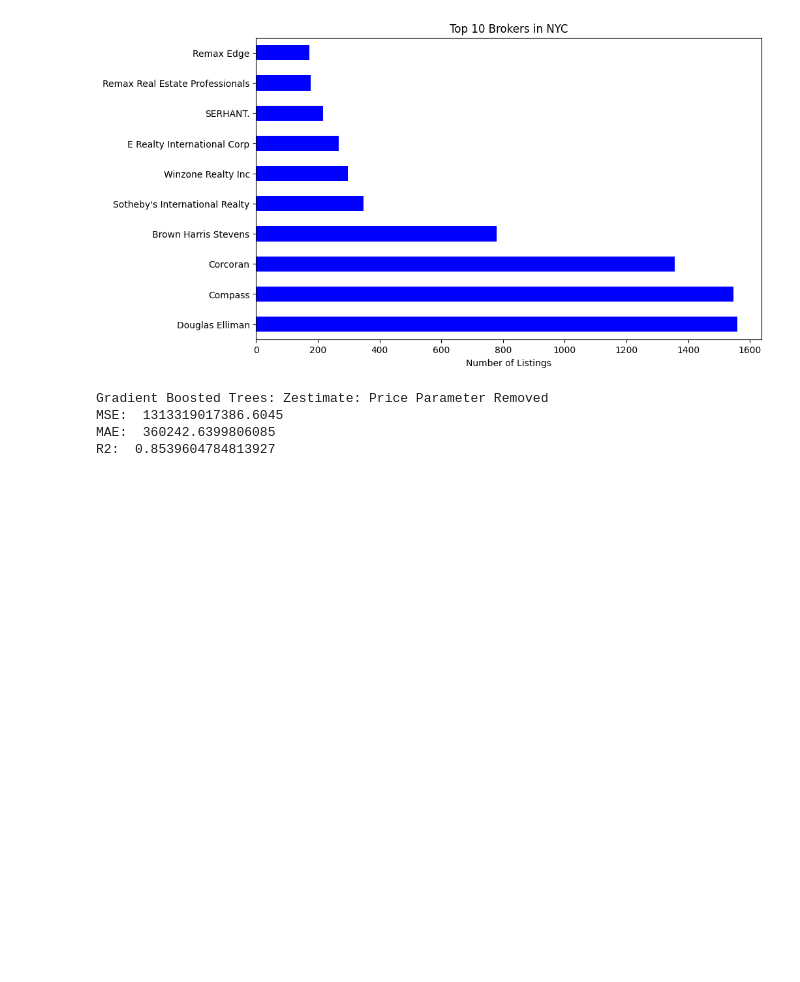
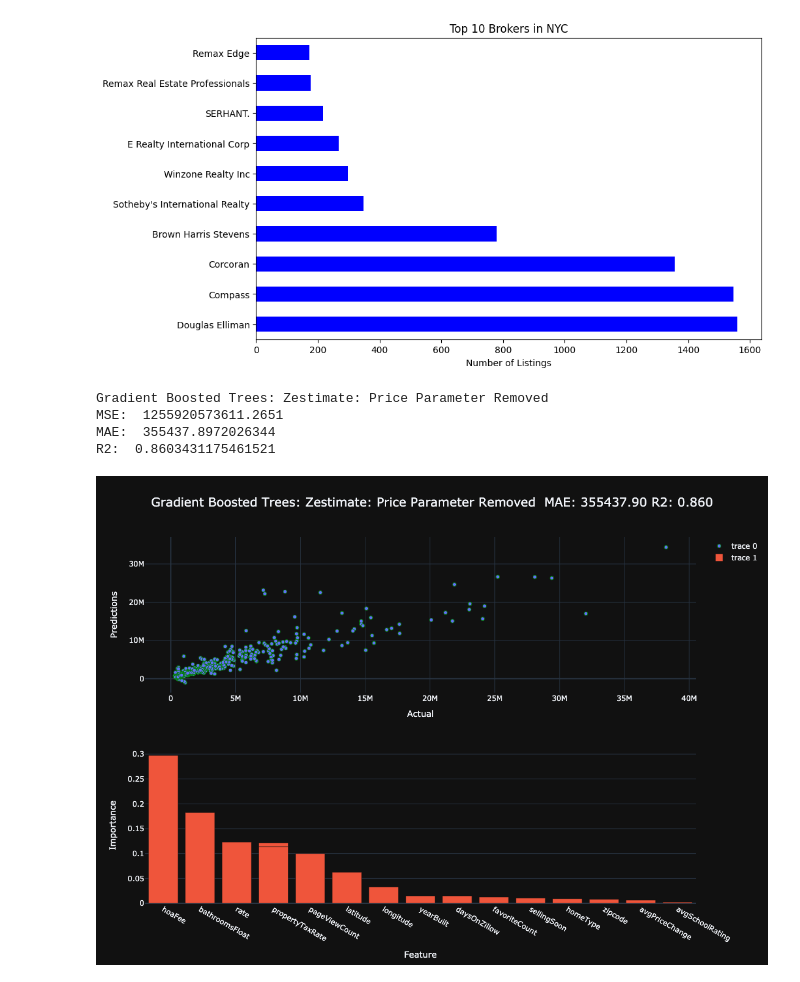
Before and after one commit to DarienNouri/alt-data-real-estate-predictions, a Jupyter notebook: 04_modeling/preliminary_modeling_nyc_zillow_scraped_data.ipynb, the cells around one changed output. Drawn from its saved outputs; the diff is of its cells as text; code cells hidden in the pictures; blank space fills up the shorter version.

Commit message:
update plotly figures to render as static images

```diff
--- a/04_modeling/preliminary_modeling_nyc_zillow_scraped_data.ipynb
+++ b/04_modeling/preliminary_modeling_nyc_zillow_scraped_data.ipynb
@@ -122,29 +123,39 @@ plt.show()
 # %%
 # Modeling 'Zestimate' Parameter
 price_rem = preprocessed_df.drop(columns=['root.property.overview.price'])
 X = price_rem.drop(columns=['root.property.pricing.zestimate'])
 y = price_rem['root.property.pricing.zestimate']
 X_train2, X_test2, y_train2, y_test2 = train_test_split(X, y, test_size=0.2, random_state=42)
+
+params = {
+    'n_estimators': 200,
+    'max_depth': 5,
+    'min_samples_split': 2,
+    'learning_rate': 0.1,
+}
 
 gbr = GradientBoostingRegressor(**params)
 gbr.fit(X_train2, y_train2)
 ypred2 = gbr.predict(X_test2)
 mse = mean_squared_error(y_test2, ypred2)
 mae = np.mean(np.abs(ypred2 - y_test2))
 r2 = r2_score(y_test2, ypred2)
 model_name = 'Gradient Boosted Trees: Zestimate: Price Parameter Removed'
 print(model_name)
 print('MSE: ', mse)
 print('MAE: ', mae)
 print('R2: ', r2)
 logging.info(f'\n-{model_name}- \nMAE: {mae:.3f} MSE: {mse:.3f} R2: {r2:.3f} Params: {params}')
 
 fig = plot_model_predictions(y_test2, ypred2, 'Predictions: Gradient Boosted Trees: Zestimate. Price Parameter Dropped')
 fig_imp = plot_feature_importance(gbr, X, 'Feature Importances: Gradient Boosted Trees: Zestimate. Price Parameter Dropped')
 fig = stack_plots(fig, fig_imp, model_name, mae, r2)
-fig.show()
+
+img_bytes = fig.to_image(format='png', engine='kaleido', width=1100, height=800)
+Image(img_bytes)
 # %% [output]
 Gradient Boosted Trees: Zestimate: Price Parameter Removed
-MSE:  1313319017386.6045
-MAE:  360242.6399806085
-R2:  0.8539604784813927
+MSE:  1255920573611.2651
+MAE:  355437.8972026344
+R2:  0.8603431175461521
+[figure, added]
```
Also changed, not shown: parts of 8 cells of this notebook.
